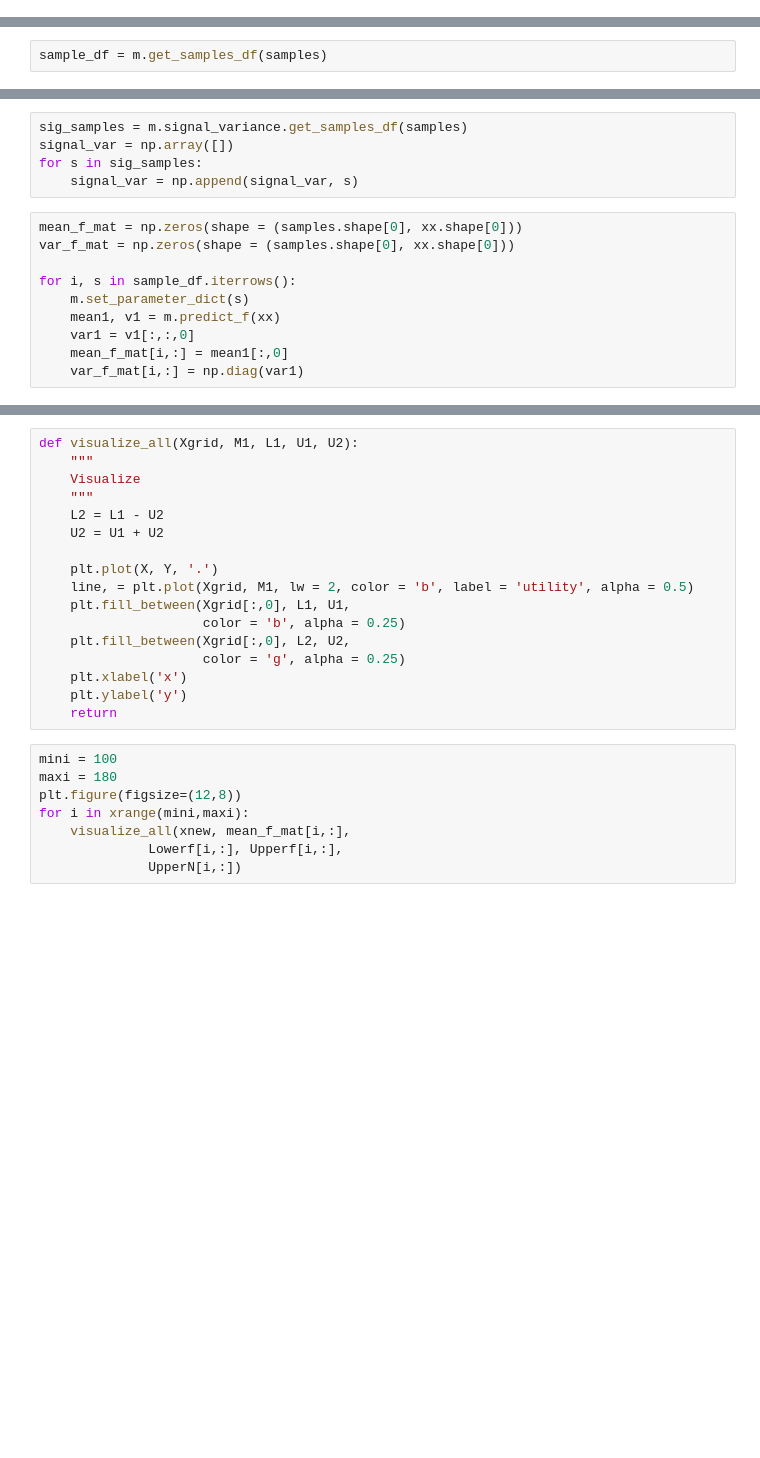
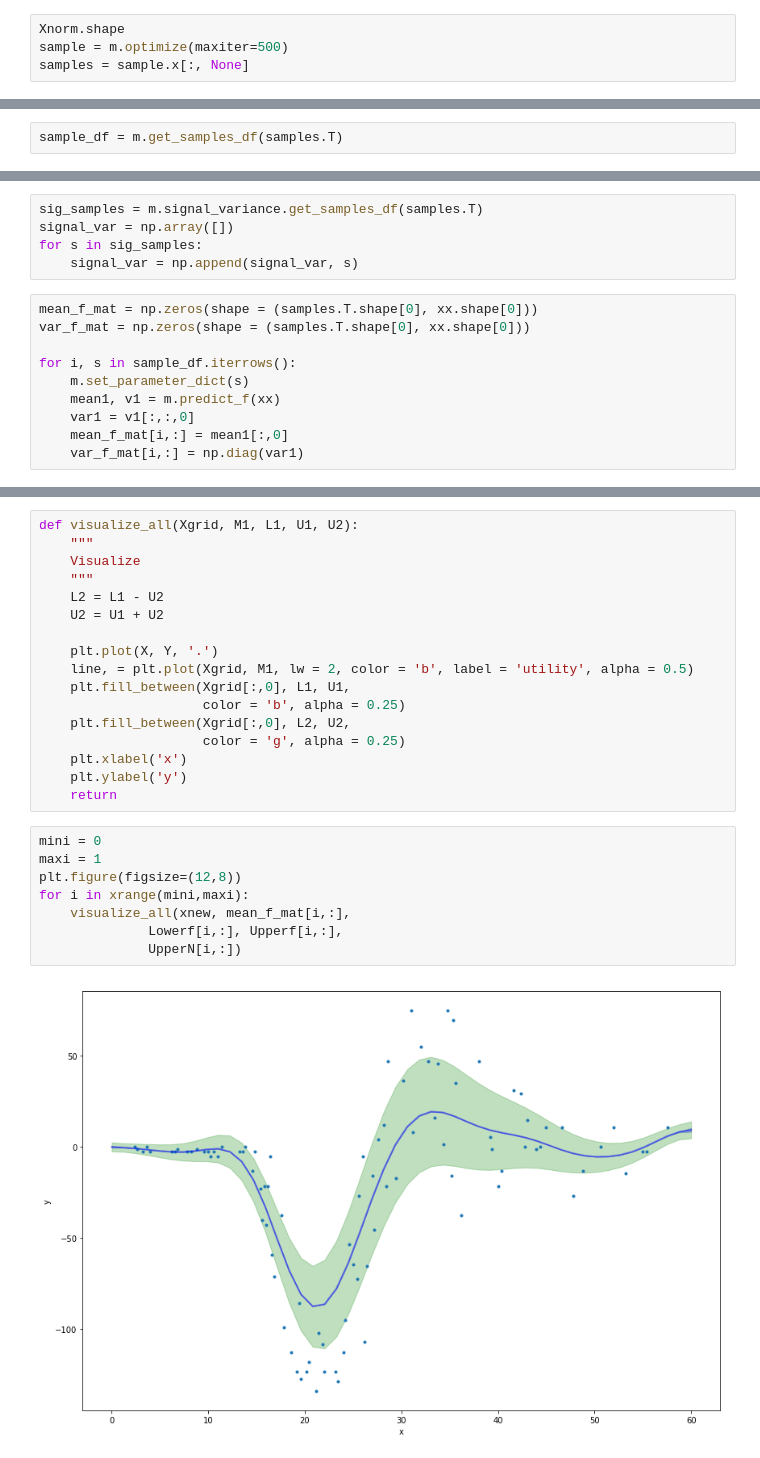
Before and after one commit to nawalgao/AdaptiveGPFlow, a Jupyter notebook: notebooks/AdaptLAdaptN.ipynb, the cells around one changed output, grey strips where cells are left out. Saved outputs shown, nothing was run; the diff lists cells and outputs as text; blank space fills up the shorter version.

```diff
--- a/notebooks/AdaptLAdaptN.ipynb
+++ b/notebooks/AdaptLAdaptN.ipynb
@@ -86,0 +85,4 @@ xx = (xnew - Xm)/Xv
+# %%
+Xnorm.shape
+sample = m.optimize(maxiter=500)
+samples = sample.x[:, None]
@@ -87,5 +95,5 @@ xx = (xnew - Xm)/Xv
 # %%
-sample_df = m.get_samples_df(samples)
+sample_df = m.get_samples_df(samples.T)
 # %%
 mean_l_mat = np.zeros(shape = (samples.shape[0], xx.shape[0]))
 var_l_mat = np.zeros(shape = (samples.shape[0], xx.shape[0]))
@@ -158,11 +175,11 @@ for i in xrange(mini,maxi):
 # %%
-sig_samples = m.signal_variance.get_samples_df(samples)
+sig_samples = m.signal_variance.get_samples_df(samples.T)
 signal_var = np.array([])
 for s in sig_samples:
     signal_var = np.append(signal_var, s)
 # %%
-mean_f_mat = np.zeros(shape = (samples.shape[0], xx.shape[0]))
-var_f_mat = np.zeros(shape = (samples.shape[0], xx.shape[0]))
+mean_f_mat = np.zeros(shape = (samples.T.shape[0], xx.shape[0]))
+var_f_mat = np.zeros(shape = (samples.T.shape[0], xx.shape[0]))
 
 for i, s in sample_df.iterrows():
     m.set_parameter_dict(s)
@@ -193,10 +210,12 @@ def visualize_all(Xgrid, M1, L1, U1, U2):
     plt.ylabel('y')
     return
 # %%
-mini = 100
-maxi = 180
+mini = 0
+maxi = 1
 plt.figure(figsize=(12,8))
 for i in xrange(mini,maxi):
     visualize_all(xnew, mean_f_mat[i,:],
               Lowerf[i,:], Upperf[i,:],
               UpperN[i,:])
+# %% [output]
+[figure, added]
```
Also changed, not shown: parts of 13 cells of this notebook, 14 other files.
